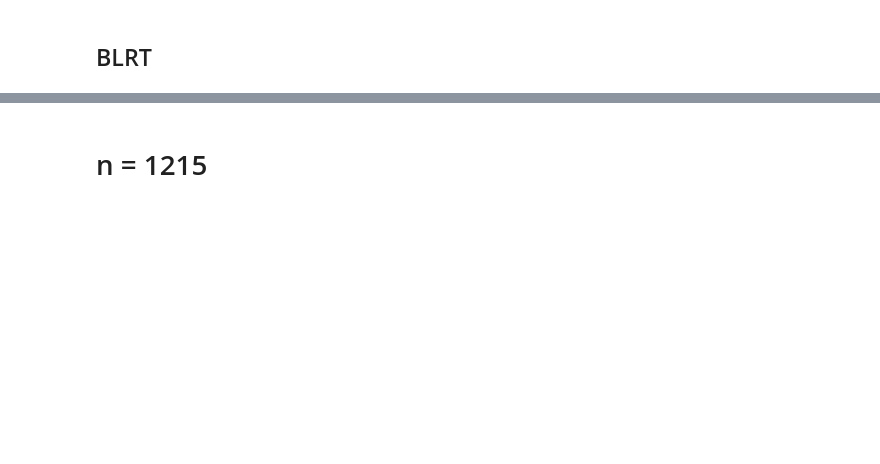
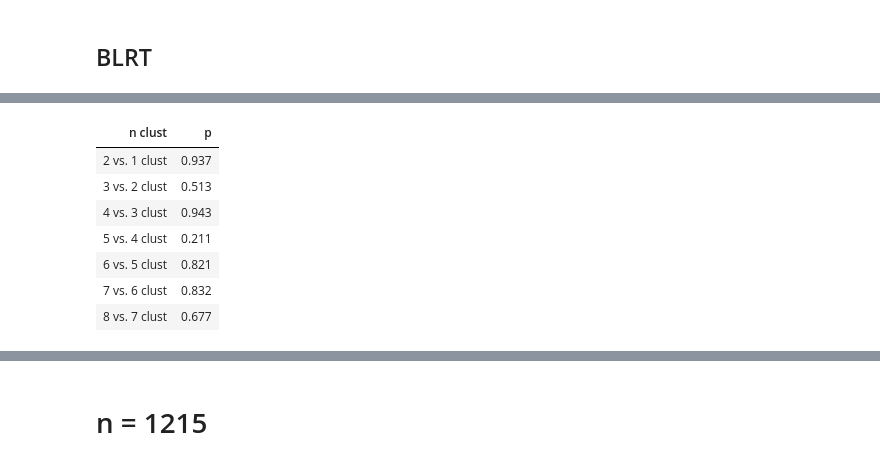
Before and after one commit to MaelDieudonne/Scales-of-Nationalism, a Jupyter notebook: 3_latent_baseline.ipynb, the cells around one changed output, grey strips where cells are left out. Cells and saved outputs as stored; diff of their text form; code cells hidden in the pictures; blank space fills up the shorter version.

```diff
--- a/3_latent_baseline.ipynb
+++ b/3_latent_baseline.ipynb
@@ -127,11 +178,20 @@ print(f"Total execution time: {(e_time - s_time) / 60:.2f} minutes")
 # %%
 BLRT_res = pd.concat([pd.DataFrame({'p': [np.nan]}), BLRT]).reset_index(drop=True) # Add a row for the saturated model
 BLRT_res["n clust"] = [f"{i+1} vs. {i} clust" for i in BLRT_res.index]
 BLRT_res = BLRT_res.iloc[1:]
 BLRT_res = BLRT_res[["n clust", "p"]]
-BLRT_res.to_csv("output/models/BLRT_simplex.csv", index=False)
+BLRT_res.to_csv("output/models/BLRT_1077.csv", index=False)
 
 BLRT_res.style.hide(axis=0).format({"p": "{:.3f}"})
+# %% [output]
+| n clust | p |
+| 2 vs. 1 clust | 0.937 |
+| 3 vs. 2 clust | 0.513 |
+| 4 vs. 3 clust | 0.943 |
+| 5 vs. 4 clust | 0.211 |
+| 6 vs. 5 clust | 0.821 |
+| 7 vs. 6 clust | 0.832 |
+| 8 vs. 7 clust | 0.677 |
 # %%
 if BLRT_res[BLRT_res['p'] > 0.05].empty:
     best_LCA = None
```
Also changed, not shown: parts of 15 cells of this notebook, 6 other files.
